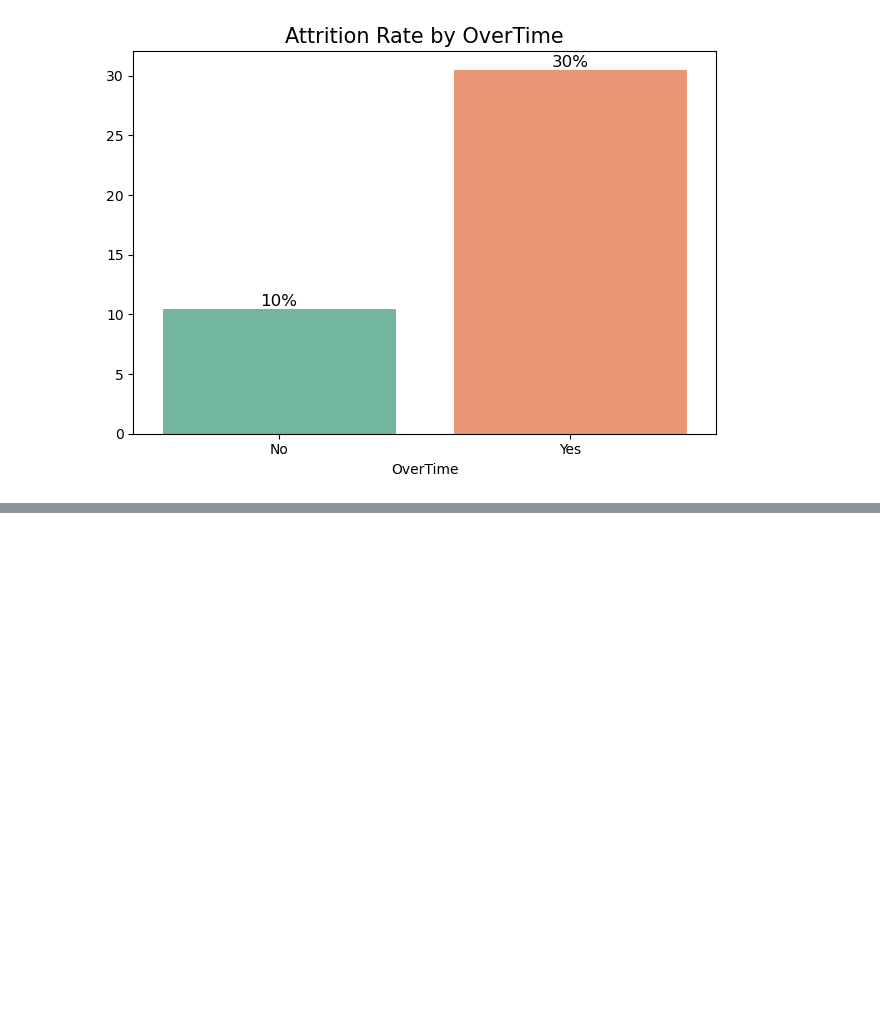
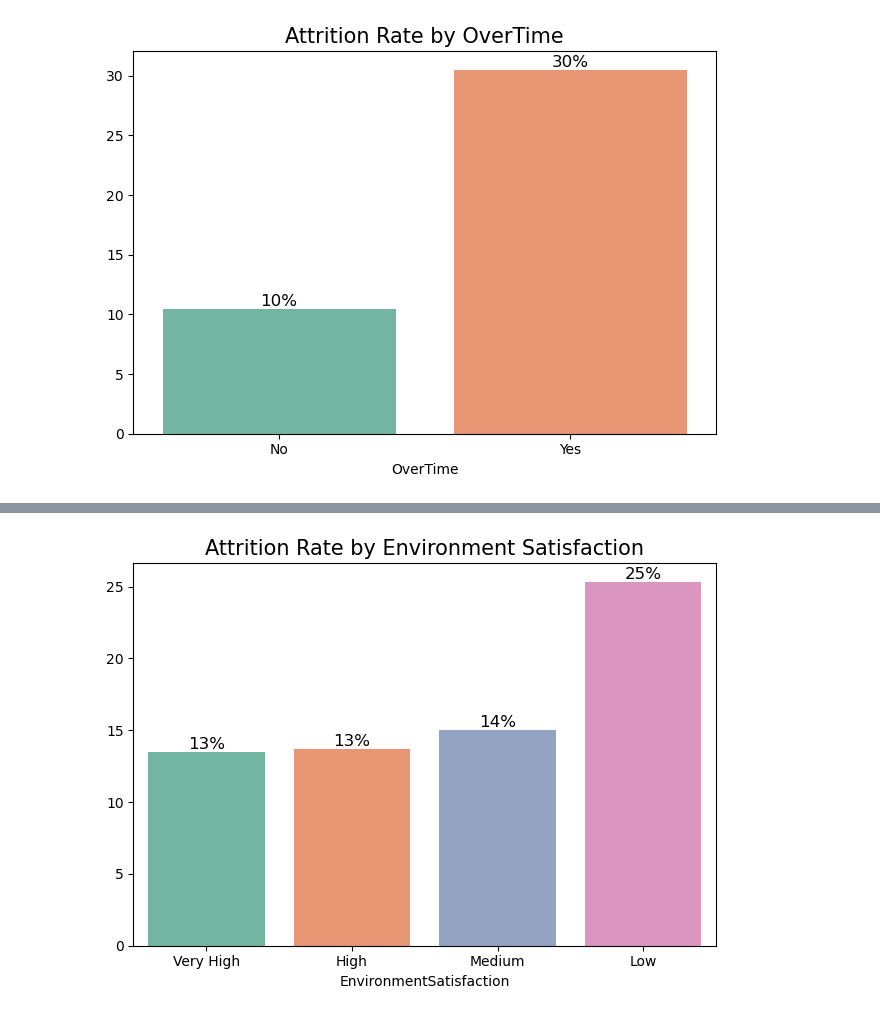
Before and after one commit to alvin-giang/Employee_Atrrition_Prediction, a Jupyter notebook: Data_Analysis/data_visualisation_1.ipynb, the cells around one changed output, grey strips where cells are left out. Cells and saved outputs as stored; diff of their text form; code cells hidden in the pictures; blank space fills up the shorter version.

```diff
--- a/Data_Analysis/data_visualisation_1.ipynb
+++ b/Data_Analysis/data_visualisation_1.ipynb
@@ -299,0 +299,16 @@ KeyError: 0
+# %%
+# Attrition rate by EnvironmentSatisfaction
+environment_counts = dataset_df['EnvironmentSatisfaction'].value_counts()
+environment_yes_counts = attrition_yes_df['EnvironmentSatisfaction'].value_counts()
+environment_attrition_rate = ((environment_yes_counts / environment_counts) * 100).sort_values()
+sns.barplot(x=environment_attrition_rate.index, y=environment_attrition_rate.values, palette= "Set2")
+plt.title("Attrition Rate by Environment Satisfaction", size=15)
+for index, value in enumerate(environment_attrition_rate):
+    plt.text(index, value, f"{int(environment_attrition_rate[index])}%", ha="center", va="bottom", size=12)
+plt.tight_layout()
+
+plt.savefig("../Outputs/Visualisations/EnvironmentSatisfaction_attrition.png")
+
+plt.show()
+# %% [output]
+[figure, added]
```
Also changed, not shown: parts of 3 cells of this notebook.
